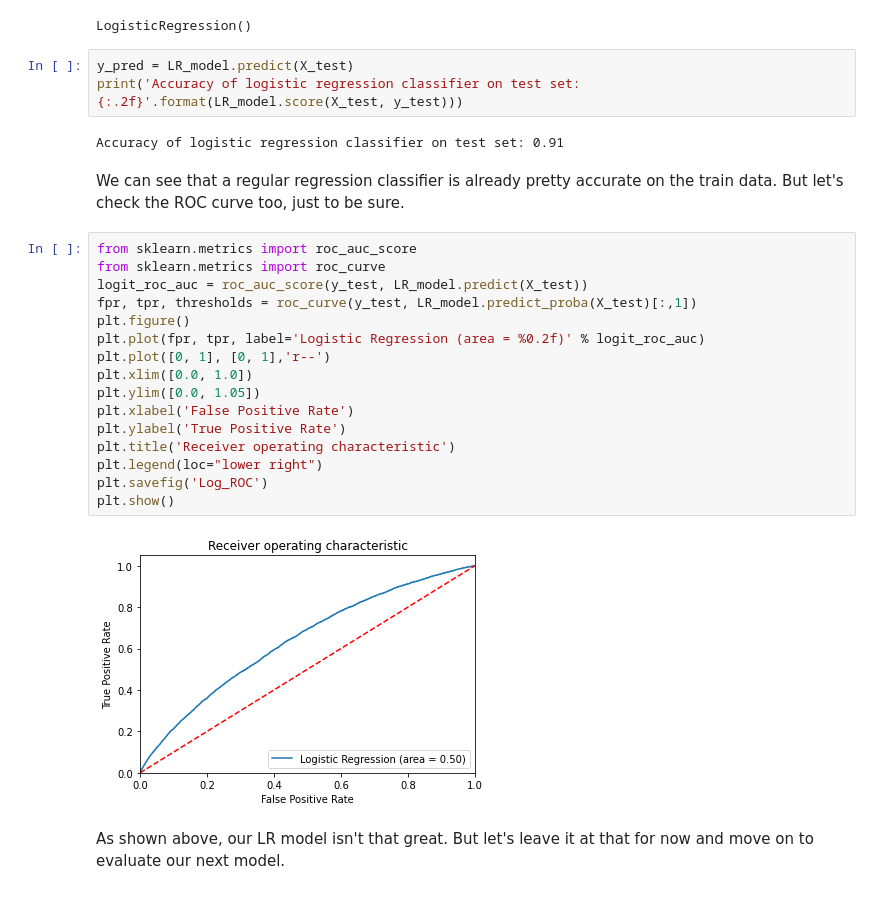
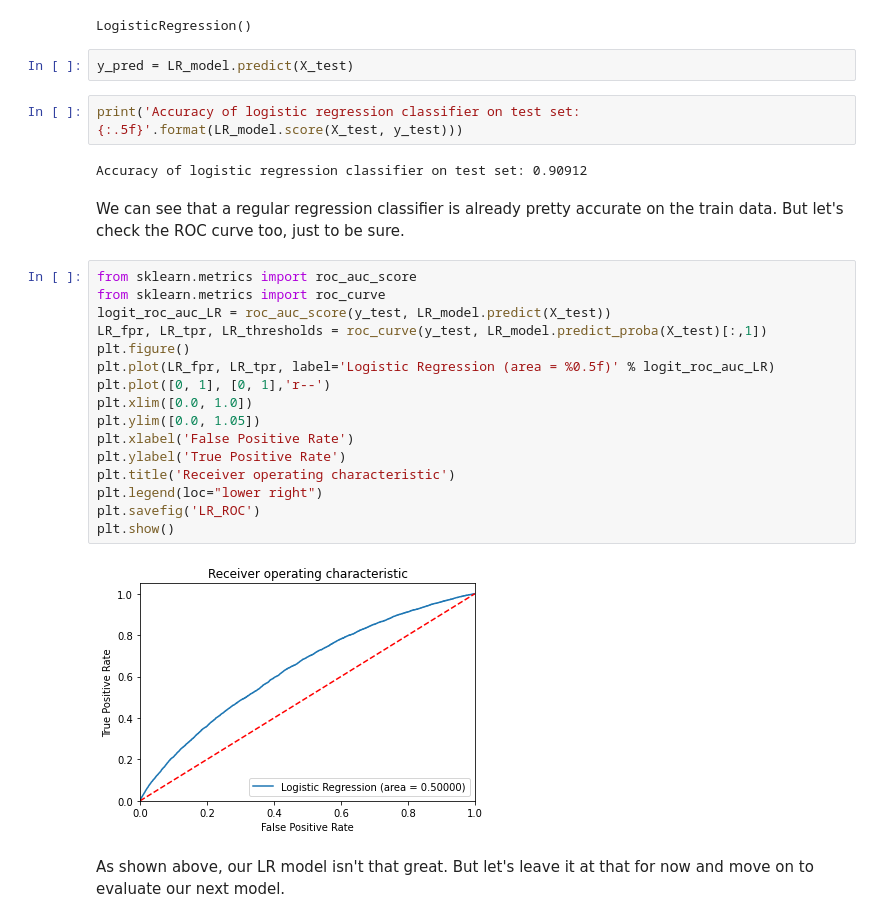
Before and after one commit to RunningPie/rakamin-vix-hci-722, a Jupyter notebook: Proyek Akhir/Complete Notebook.ipynb, the cells around one changed output. Cells and saved outputs as stored; diff of their text form.

Commit message:
Updated Complete Notebook
Added further model building and fine tuning

```diff
--- a/Proyek Akhir/Complete Notebook.ipynb
+++ b/Proyek Akhir/Complete Notebook.ipynb
@@ -909,31 +909,32 @@ LR_model = LogisticRegression()
 LR_model.fit(X_train, y_train)
 # %% [output]
 LogisticRegression()
+# %%
+y_pred = LR_model.predict(X_test)
 # %%
-y_pred = LR_model.predict(X_test)
-print('Accuracy of logistic regression classifier on test set: {:.2f}'.format(LR_model.score(X_test, y_test)))
+print('Accuracy of logistic regression classifier on test set: {:.5f}'.format(LR_model.score(X_test, y_test)))
 # %% [output]
-Accuracy of logistic regression classifier on test set: 0.91
+Accuracy of logistic regression classifier on test set: 0.90912
 # %% [markdown]
 We can see that a regular regression classifier is already pretty accurate on the train data. But let's check the ROC curve too, just to be sure.
 # %%
 from sklearn.metrics import roc_auc_score
 from sklearn.metrics import roc_curve
-logit_roc_auc = roc_auc_score(y_test, LR_model.predict(X_test))
-fpr, tpr, thresholds = roc_curve(y_test, LR_model.predict_proba(X_test)[:,1])
+logit_roc_auc_LR = roc_auc_score(y_test, LR_model.predict(X_test))
+LR_fpr, LR_tpr, LR_thresholds = roc_curve(y_test, LR_model.predict_proba(X_test)[:,1])
 plt.figure()
-plt.plot(fpr, tpr, label='Logistic Regression (area = %0.2f)' % logit_roc_auc)
+plt.plot(LR_fpr, LR_tpr, label='Logistic Regression (area = %0.5f)' % logit_roc_auc_LR)
 plt.plot([0, 1], [0, 1],'r--')
 plt.xlim([0.0, 1.0])
 plt.ylim([0.0, 1.05])
 plt.xlabel('False Positive Rate')
 plt.ylabel('True Positive Rate')
 plt.title('Receiver operating characteristic')
 plt.legend(loc="lower right")
-plt.savefig('Log_ROC')
+plt.savefig('LR_ROC')
 plt.show()
 # %% [output]
-[figure, old version]
+[figure, new version]
 # %% [markdown]
 As shown above, our LR model isn't that great. But let's leave it at that for now and move on to evaluate our next model.
 # %% [markdown]
```
Also changed, not shown: parts of 25 cells of this notebook.
